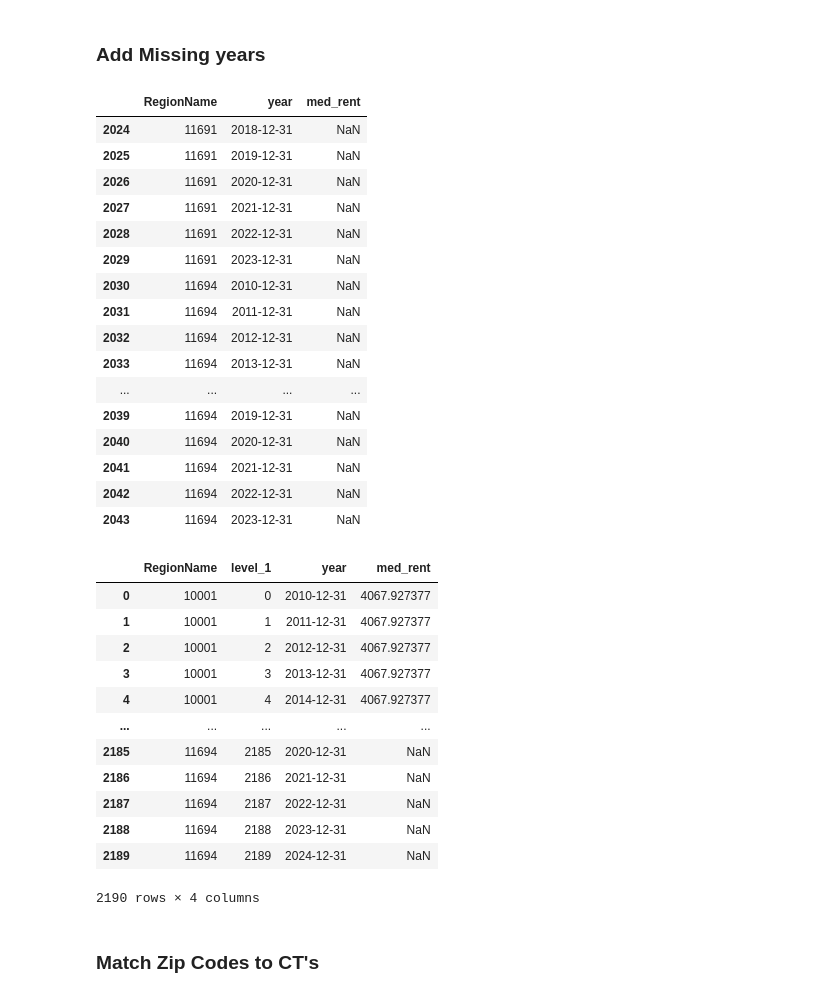
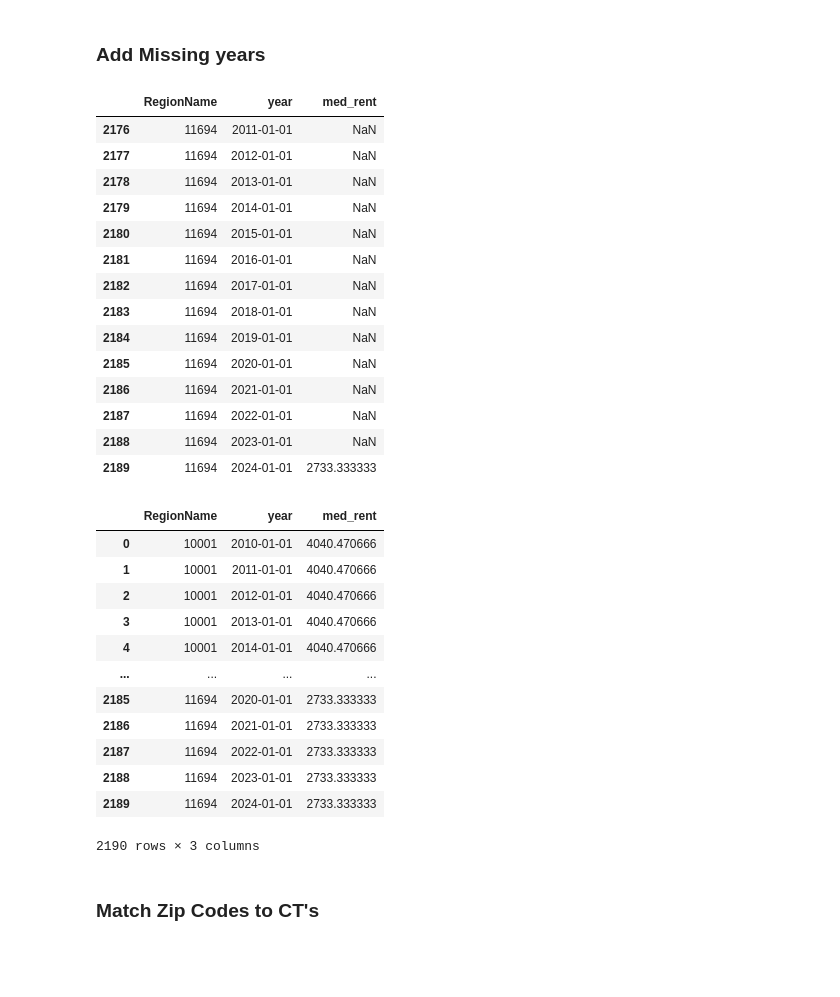
Before and after one commit to khyateed/forecasting-gentrification-nyc, a Jupyter notebook: zillow_data.ipynb, the cells around one changed output. Drawn from its saved outputs; the diff is of its cells as text; code cells hidden in the pictures; blank space fills up the shorter version.

Commit message:
included rent prices and random forest

```diff
--- a/zillow_data.ipynb
+++ b/zillow_data.ipynb
@@ -15,6 +15,4 @@ df = rent.melt(id_vars='RegionName',var_name='year',value_name='med_rent')
 df['year'] = pd.to_datetime(df['year']).dt.year
 df = df.groupby(['RegionName','year'])['med_rent'].mean().reset_index()
 df.RegionName = df.RegionName.astype(str)
-# df['year'] = pd.to_datetime(df['year'])
-df[-12:]
-pd.to_datetime(df['year'])
+df['year'] = pd.to_datetime(df['year'].astype(str))
@@ -36,46 +21,45 @@ Name: year, Length: 1460, dtype: datetime64[ns]
 # %%
 # expand date range to 2010
 
-full_date_range = pd.date_range(start='2010', end='2024', freq='YE')
+full_date_range = pd.date_range(start='2010-01-01', end='2024-01-01', freq='YS')
 more_yrs = df.groupby('RegionName')[['year','med_rent']].apply(lambda x: x.set_index('year').reindex(full_date_range))
 more_yrs = more_yrs.reset_index().rename(columns={'level_1':'year'})
-more_yrs[-20:]
+more_yrs[-14:]
 # %% [output]
 |  | RegionName | year | med_rent |
-| 2024 | 11691 | 2018-12-31 | NaN |
-| 2025 | 11691 | 2019-12-31 | NaN |
-| 2026 | 11691 | 2020-12-31 | NaN |
-| 2027 | 11691 | 2021-12-31 | NaN |
-| 2028 | 11691 | 2022-12-31 | NaN |
-| 2029 | 11691 | 2023-12-31 | NaN |
-| 2030 | 11694 | 2010-12-31 | NaN |
-| 2031 | 11694 | 2011-12-31 | NaN |
-| 2032 | 11694 | 2012-12-31 | NaN |
-| 2033 | 11694 | 2013-12-31 | NaN |
-| ... | ... | ... | ... |
-| 2039 | 11694 | 2019-12-31 | NaN |
-| 2040 | 11694 | 2020-12-31 | NaN |
-| 2041 | 11694 | 2021-12-31 | NaN |
-| 2042 | 11694 | 2022-12-31 | NaN |
-| 2043 | 11694 | 2023-12-31 | NaN |
+| 2176 | 11694 | 2011-01-01 | NaN |
+| 2177 | 11694 | 2012-01-01 | NaN |
+| 2178 | 11694 | 2013-01-01 | NaN |
+| 2179 | 11694 | 2014-01-01 | NaN |
+| 2180 | 11694 | 2015-01-01 | NaN |
+| 2181 | 11694 | 2016-01-01 | NaN |
+| 2182 | 11694 | 2017-01-01 | NaN |
+| 2183 | 11694 | 2018-01-01 | NaN |
+| 2184 | 11694 | 2019-01-01 | NaN |
+| 2185 | 11694 | 2020-01-01 | NaN |
+| 2186 | 11694 | 2021-01-01 | NaN |
+| 2187 | 11694 | 2022-01-01 | NaN |
+| 2188 | 11694 | 2023-01-01 | NaN |
+| 2189 | 11694 | 2024-01-01 | 2733.333333 |
 # %%
-# interpolate missing values
+# interpolate missing values TODO: interpolate using trend/percent change instead of just backfilling repeat value
 
-more_yrs.groupby('RegionName')[['year','med_rent']].apply(lambda x: x.bfill()).reset_index()
+df = more_yrs.groupby('RegionName')[['year','med_rent']].apply(lambda x: x.bfill()).reset_index().drop('level_1', axis=1)
+df
 # %% [output]
-|  | RegionName | level_1 | year | med_rent |
-| 0 | 10001 | 0 | 2010-12-31 | 4067.927377 |
-| 1 | 10001 | 1 | 2011-12-31 | 4067.927377 |
-| 2 | 10001 | 2 | 2012-12-31 | 4067.927377 |
-| 3 | 10001 | 3 | 2013-12-31 | 4067.927377 |
-| 4 | 10001 | 4 | 2014-12-31 | 4067.927377 |
-| ... | ... | ... | ... | ... |
-| 2185 | 11694 | 2185 | 2020-12-31 | NaN |
-| 2186 | 11694 | 2186 | 2021-12-31 | NaN |
-| 2187 | 11694 | 2187 | 2022-12-31 | NaN |
-| 2188 | 11694 | 2188 | 2023-12-31 | NaN |
-| 2189 | 11694 | 2189 | 2024-12-31 | NaN |
+|  | RegionName | year | med_rent |
+| 0 | 10001 | 2010-01-01 | 4040.470666 |
+| 1 | 10001 | 2011-01-01 | 4040.470666 |
+| 2 | 10001 | 2012-01-01 | 4040.470666 |
+| 3 | 10001 | 2013-01-01 | 4040.470666 |
+| 4 | 10001 | 2014-01-01 | 4040.470666 |
+| ... | ... | ... | ... |
+| 2185 | 11694 | 2020-01-01 | 2733.333333 |
+| 2186 | 11694 | 2021-01-01 | 2733.333333 |
+| 2187 | 11694 | 2022-01-01 | 2733.333333 |
+| 2188 | 11694 | 2023-01-01 | 2733.333333 |
+| 2189 | 11694 | 2024-01-01 | 2733.333333 |
-2190 rows × 4 columns
+2190 rows × 3 columns
 # %% [markdown]
 ### Match Zip Codes to CT's
 # %%
```
Also changed, not shown: parts of 6 cells of this notebook, 1 other file.
